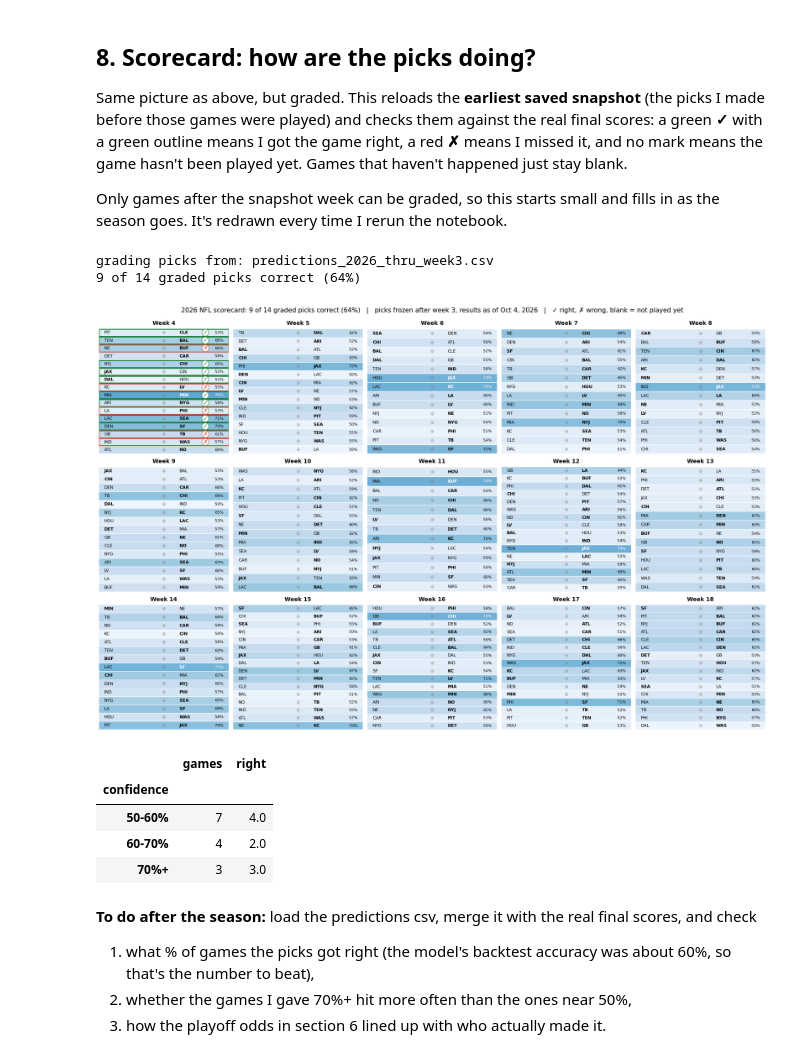
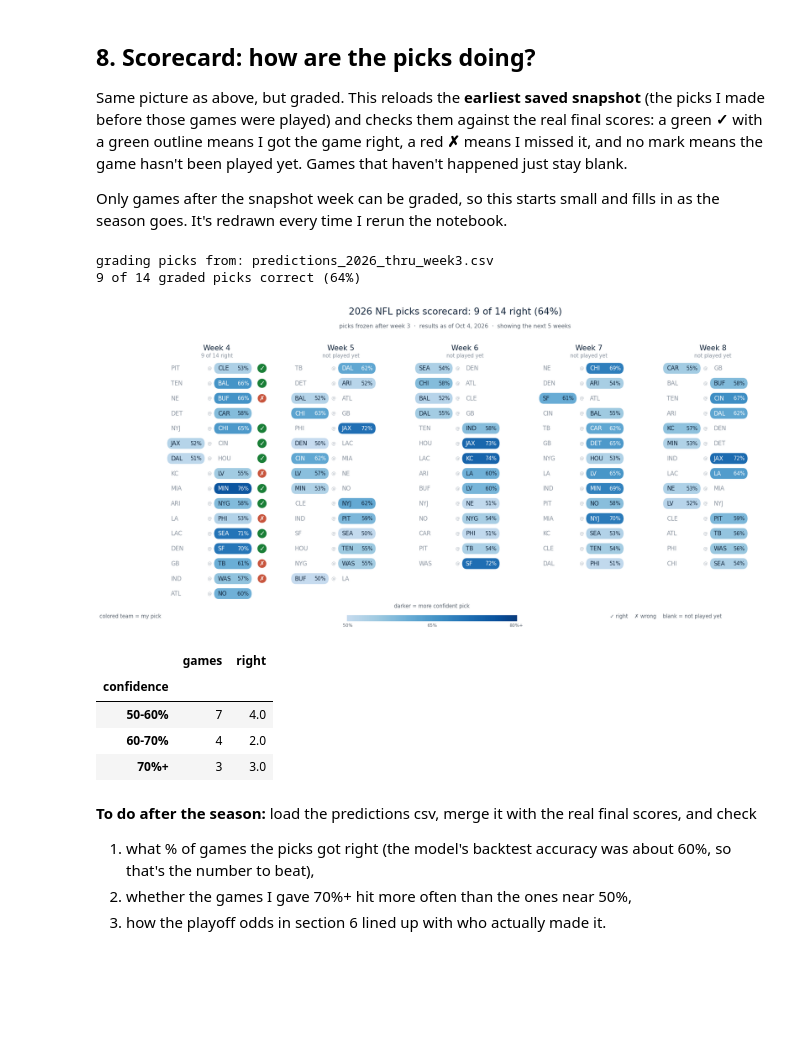
Before and after one commit to raghavv-711/nfl-pythagorean-expectation, a Jupyter notebook: NFL Pythagorean Expectation.ipynb, the cells around one changed output. Drawn from its saved outputs; the diff is of its cells as text; code cells hidden in the pictures; blank space fills up the shorter version.

Commit message:
Redesign scorecard: colored picks, next 5 weeks only

```diff
--- a/NFL Pythagorean Expectation.ipynb
+++ b/NFL Pythagorean Expectation.ipynb
@@ -408,35 +408,87 @@ Only games after the snapshot week can be graded, so this starts small and fills
 # %%
 import glob, re
 snaps = sorted(glob.glob(f"predictions_{season}_thru_week*.csv"), key=lambda f: int(re.search(r"week(\d+)", f).group(1)))
 frozen = pd.read_csv(snaps[0])                     # earliest snapshot = the real "before the games" picks
 snap_week = int(re.search(r"week(\d+)", snaps[0]).group(1))
 print("grading picks from:", snaps[0])
 
 final = sched.dropna(subset=["home_score", "away_score"])[["week", "away_team", "home_team", "home_score", "away_score"]]
 sc = frozen.merge(final, on=["week", "away_team", "home_team"], how="left")
 
 played = sc.home_score.notna() & (sc.home_score != sc.away_score)          # ties aren't graded
 winner = np.where(sc.home_score > sc.away_score, sc.home_team, sc.away_team)
 sc["correct"] = pd.Series(np.where(played, sc.pick == winner, np.nan), index=sc.index).astype(object)
 sc.loc[~played, "correct"] = np.nan
 
 graded = sc[played]
 hits, n = int(graded.correct.sum()), len(graded)
 print(f"{hits} of {n} graded picks correct" + (f" ({hits / n:.0%})" if n else ""))
 
-fig = draw_board(sc, f"{season} NFL scorecard: {hits} of {n} graded picks correct" + (f" ({hits / n:.0%})" if n else "")
-                 + f"   |   picks frozen after week {snap_week}, results as of {today}   |   ✓ right, ✗ wrong, blank = not played yet")
-fig.savefig(f"scorecard_{season}.png", dpi=110, bbox_inches="tight")
+from matplotlib.patches import FancyBboxPatch
+
+def draw_scorecard(sc, title, subtitle, n_weeks=5):
+    # only the current week plus the next few, so it isn't too much at once
+    open_weeks = sorted(sc[sc.correct.isna()].week.unique())
+    weeks = open_weeks[:n_weeks]
+    fig, axes = plt.subplots(1, len(weeks), figsize=(4.4 * len(weeks), 9.6))
+    axes = np.atleast_1d(axes)
+    max_rows = sc[sc.week.isin(weeks)].groupby("week").size().max()      # same row height in every panel
+    cmap = plt.cm.Blues
+    conf_color = lambda p_: cmap(0.25 + min(max((p_ - 0.5) / 0.3, 0), 1) * 0.7)     # 50% = light, 80%+ = dark
+    for ax, wk in zip(axes, weeks):
+        g = sc[sc.week == wk].reset_index(drop=True)
+        for i, r in g.iterrows():
+            y = -i
+            for team, x0 in [(r.away_team, 0.02), (r.home_team, 0.52)]:
+                if team == r.pick:                                    # my pick gets the colored chip
+                    col = conf_color(r.pick_prob)
+                    ax.add_patch(FancyBboxPatch((x0, y - 0.36), 0.40, 0.72, boxstyle="round,pad=0,rounding_size=0.05",
+                                                mutation_aspect=8, fc=col, ec="none"))
+                    txt = "white" if r.pick_prob > 0.62 else "#10243a"
+                    ax.text(x0 + 0.04, y, team, ha="left", va="center", fontsize=12, color=txt)
+                    ax.text(x0 + 0.37, y, f"{r.pick_prob:.0%}", ha="right", va="center", fontsize=10.5, color=txt)
+                else:
+                    ax.text(x0 + 0.04, y, team, ha="left", va="center", fontsize=12, color="#8a94a0")
+            ax.text(0.47, y, "@", ha="center", va="center", fontsize=9, color="#b4bcc5")
+            if r.correct is True or r.correct == True:
+                ax.text(1.03, y, "✓", ha="center", va="center", fontsize=14, color="white",
+                        bbox=dict(boxstyle="circle,pad=0.18", fc=GREEN, ec="none"))
+            elif r.correct is False or r.correct == False:
+                ax.text(1.03, y, "✗", ha="center", va="center", fontsize=13, color="white",
+                        bbox=dict(boxstyle="circle,pad=0.18", fc=RED, ec="none"))
+        ax.set(xlim=(0, 1.1), ylim=(-max_rows + 0.4, 1.7))
+        ax.axis("off")
+        gr = g[g.correct.notna()]
+        ax.text(0.55, 1.35, f"Week {wk}", ha="center", va="center", fontsize=15, color="#10243a")
+        ax.text(0.55, 0.85, f"{int(gr.correct.sum())} of {len(gr)} right" if len(gr) else "not played yet",
+                ha="center", va="center", fontsize=10.5, color="#8a94a0")
+
+    fig.suptitle(title, fontsize=19, y=0.985, color="#10243a")
+    fig.text(0.5, 0.925, subtitle, ha="center", fontsize=11.5, color="#5b6570")
+    # legend: darker = more confident, plus what the marks mean
+    lax = fig.add_axes([0.36, 0.055, 0.22, 0.018])
+    lax.imshow(np.linspace(0.25, 0.95, 100)[None, :], cmap=cmap, vmin=0, vmax=1, aspect="auto")
+    lax.set_yticks([]); lax.set_xticks([0, 49.5, 99]); lax.set_xticklabels(["50%", "65%", "80%+"], fontsize=9, color="#5b6570")
+    for sp in lax.spines.values(): sp.set_visible(False)
+    lax.tick_params(length=0)
+    fig.text(0.47, 0.095, "darker = more confident pick", ha="center", fontsize=10.5, color="#5b6570")
+    fig.text(0.70, 0.065, "✓ right    ✗ wrong    blank = not played yet", ha="left", fontsize=10.5, color="#5b6570")
+    fig.text(0.04, 0.065, "colored team = my pick", ha="left", fontsize=10.5, color="#5b6570")
+    return fig
+
+fig = draw_scorecard(sc, f"{season} NFL picks scorecard: {hits} of {n} right" + (f" ({hits / n:.0%})" if n else ""),
+                     f"picks frozen after week {snap_week}  ·  results as of {today}  ·  showing the next 5 weeks")
+fig.savefig(f"scorecard_{season}.png", dpi=110, bbox_inches="tight", facecolor="white")
 plt.show()
 
 # does confidence mean anything? (more useful once there are more games)
 if n:
     graded = graded.assign(confidence=pd.cut(graded.pick_prob, [0.5, 0.6, 0.7, 1.0], labels=["50-60%", "60-70%", "70%+"], include_lowest=True))
     display(graded.groupby("confidence", observed=True).agg(games=("correct", "size"), right=("correct", "sum")))
 # %% [output]
 grading picks from: predictions_2026_thru_week3.csv
 9 of 14 graded picks correct (64%)
-[figure, old version]
+[figure, new version]
 |  | games | right |
 | confidence |  |  |
 | 50-60% | 7 | 4.0 |
```
Also changed, not shown: 2 other files.
